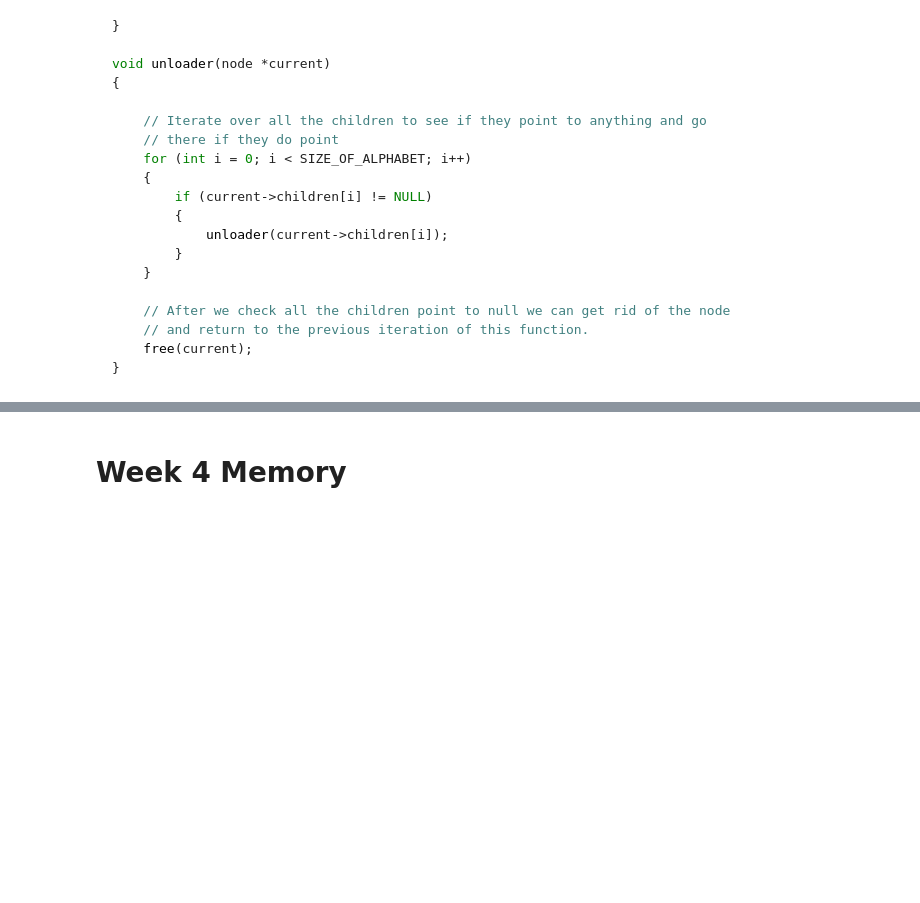
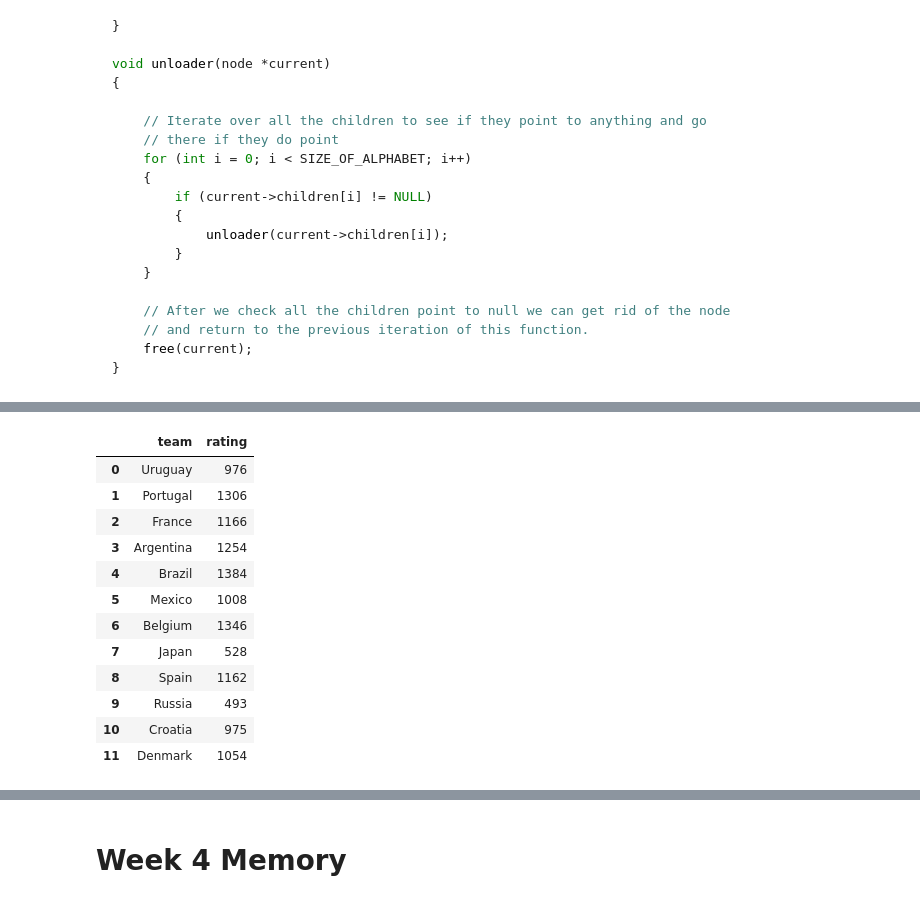
Before and after one commit to lefthand67/07_Harvard, a Jupyter notebook: HarvardCS50_problems.ipynb, the cells around one changed output, grey strips where cells are left out. Drawn from its saved outputs; the diff is of its cells as text; code cells hidden in the pictures; blank space fills up the shorter version.

```diff
--- a/HarvardCS50_problems.ipynb
+++ b/HarvardCS50_problems.ipynb
@@ -3823,0 +4505,20 @@ void unloader(node *current)
+# %%
+import pandas as pd
+
+trm2018 = pd.read_csv("./Solutions/world-cup/2018m.csv")
+
+trm2018.head(12)
+# %% [output]
+|  | team | rating |
+| 0 | Uruguay | 976 |
+| 1 | Portugal | 1306 |
+| 2 | France | 1166 |
+| 3 | Argentina | 1254 |
+| 4 | Brazil | 1384 |
+| 5 | Mexico | 1008 |
+| 6 | Belgium | 1346 |
+| 7 | Japan | 528 |
+| 8 | Spain | 1162 |
+| 9 | Russia | 493 |
+| 10 | Croatia | 975 |
+| 11 | Denmark | 1054 |
```
Also changed, not shown: parts of 66 cells of this notebook, 57 other files.
